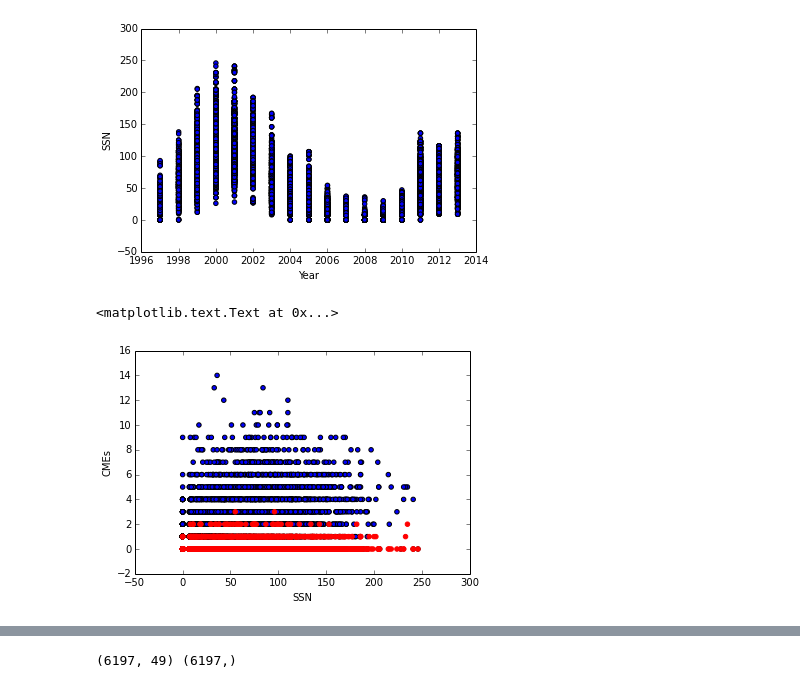
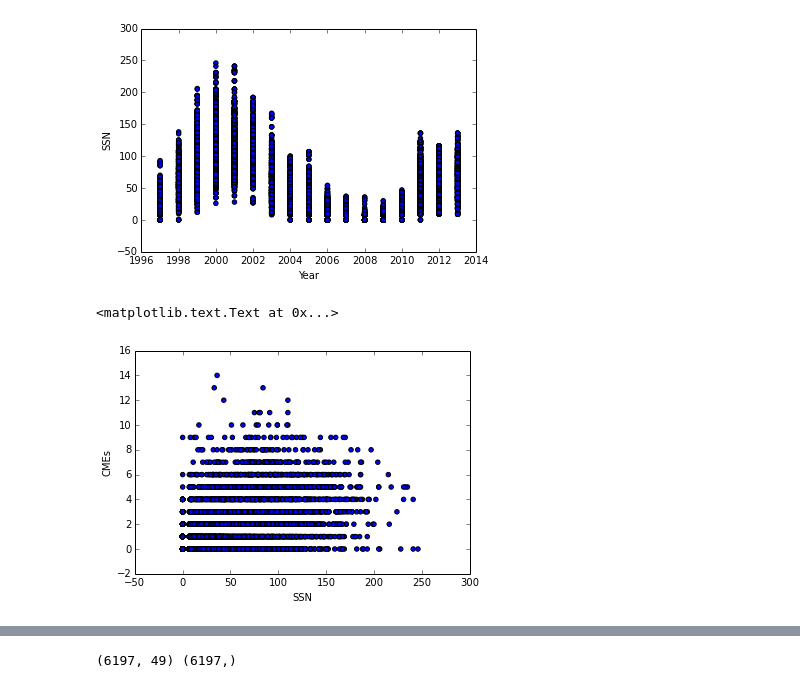
Before and after one commit to dinob0t/ga_project_final, a Jupyter notebook: cmes.ipynb, the cells around one changed output, grey strips where cells are left out. Drawn from its saved outputs; the diff is of its cells as text; code cells hidden in the pictures.

```diff
--- a/cmes.ipynb
+++ b/cmes.ipynb
@@ -378,19 +378,19 @@ plt.ylabel('SSN')
 # %%
 #####################################################################################
 # Let's look at the correlation between SSN and occurance of CMES/halo CMES daily
 # Halo events are a subset of normal CME events, just directed at Earth
 # Normal CME = blue, Halo = red
 group_ymd = df_merge.groupby(['year','month','day'])
 plt.scatter(group_ymd['ssn'].median(),group_ymd['CME'].sum().values)
 plt.hold
-plt.scatter(group_ymd['ssn'].mean(),group_ymd['halo'].sum().values,color='r')
+# plt.scatter(group_ymd['ssn'].mean(),group_ymd['halo'].sum().values,color='r')
 plt.xlabel('SSN')
 plt.ylabel('CMEs')
 # Daily SSN not very telling. But SSs persist for some time and one solar rotation
 # is ~ 27 days (about a month) lets do a monthly average
 # %% [output]
 <matplotlib.text.Text at 0x...>
-[figure, old version]
+[figure, new version]
 # %%
 # Let's look at the correlation between SSN and occurance of CMES/halo CMES over a month
 # Normal CME = blue, Halo = red
```
Also changed, not shown: parts of 3 cells of this notebook, 3 other files.
